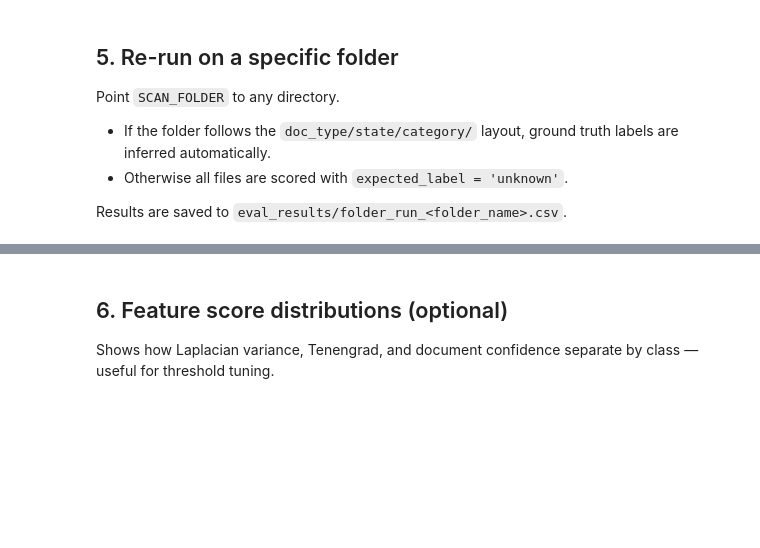
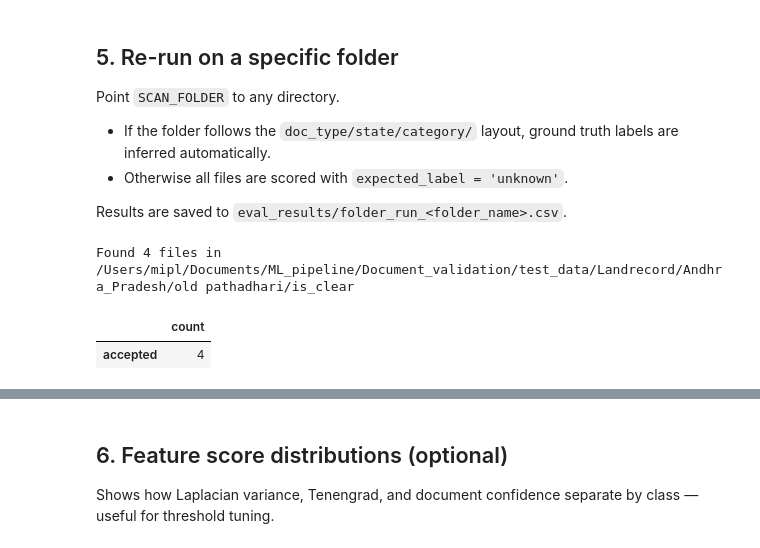
Before and after one commit to arvind-s/AEZ_Explorer_AWD, a Jupyter notebook: Documents/ML_pipeline/Document_validation/opencv_eval.ipynb, the cells around one changed output, grey strips where cells are left out. Cells and saved outputs as stored; diff of their text form; code cells hidden in the pictures; blank space fills up the shorter version.

```diff
--- a/Documents/ML_pipeline/Document_validation/opencv_eval.ipynb
+++ b/Documents/ML_pipeline/Document_validation/opencv_eval.ipynb
@@ -231,23 +333,27 @@ Point `SCAN_FOLDER` to any directory.
 Results are saved to `eval_results/folder_run_<folder_name>.csv`.
 # %%
 # ── Set the folder to scan ───────────────────────────────────────────────────
-SCAN_FOLDER = Path('test_data')   # ← change to any path
+SCAN_FOLDER = Path('/Users/mipl/Documents/ML_pipeline/Document_validation/test_data/Landrecord/Andhra_Pradesh/old pathadhari/is_clear')   # ← change to any path
 
 # ── Run ─────────────────────────────────────────────────────────────────────
 assert SCAN_FOLDER.exists(), f'Folder not found: {SCAN_FOLDER}'
 
 # Collect files and infer labels where possible
 file_entries = []
 for f in sorted(SCAN_FOLDER.rglob('*')):
     if not f.is_file() or f.suffix.lower() not in EXTENSIONS:
         continue
     # Try to infer label from parent folder name
     label = FOLDER_TO_LABEL.get(f.parent.name, 'unknown')
     file_entries.append({'file_path': f, 'expected_label': label})
 
 print(f'Found {len(file_entries)} files in {SCAN_FOLDER}')
 label_counts = pd.Series([e['expected_label'] for e in file_entries]).value_counts()
 display(label_counts.rename('count').to_frame())
+# %% [output]
+Found 4 files in /Users/mipl/Documents/ML_pipeline/Document_validation/test_data/Landrecord/Andhra_Pradesh/old pathadhari/is_clear
+|  | count |
+| accepted | 4 |
 # %%
 # Score all files
 folder_rows = []
```
Also changed, not shown: parts of 11 cells of this notebook.
